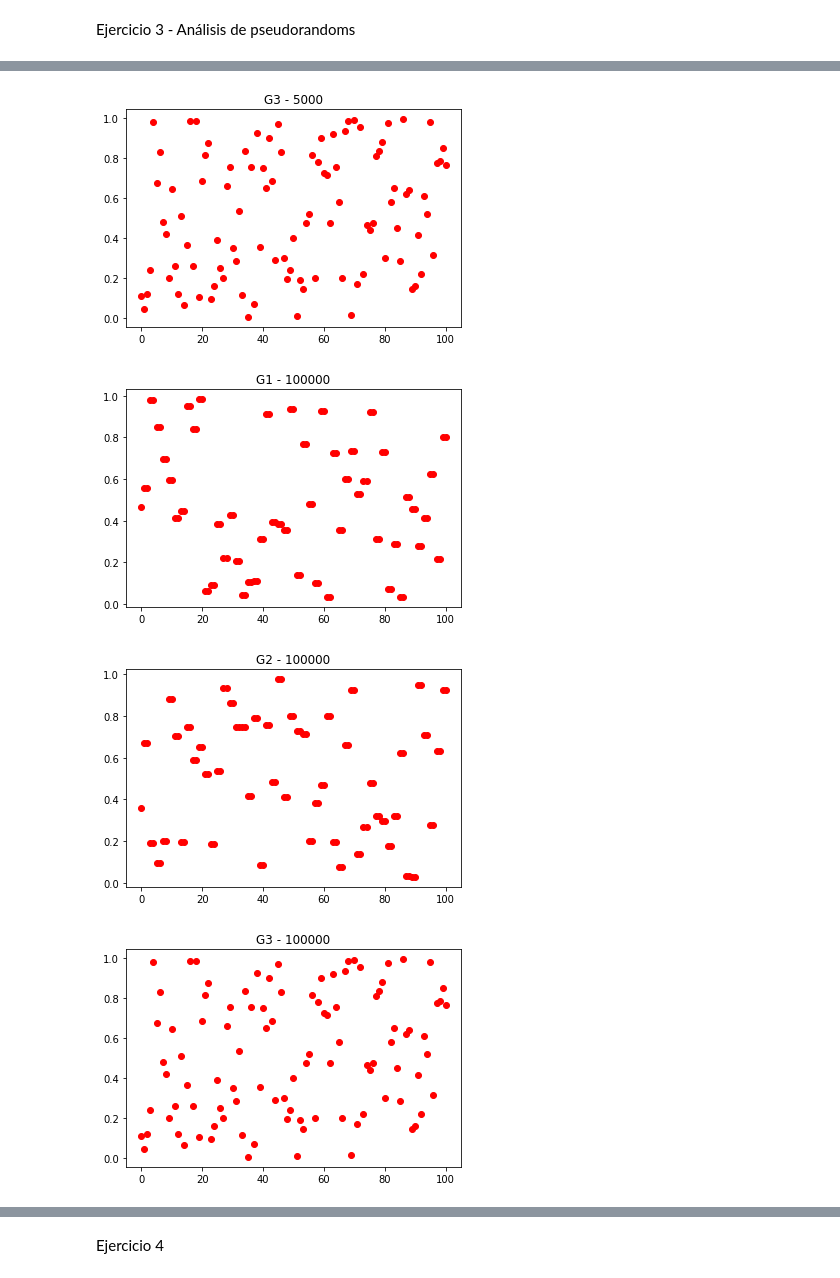
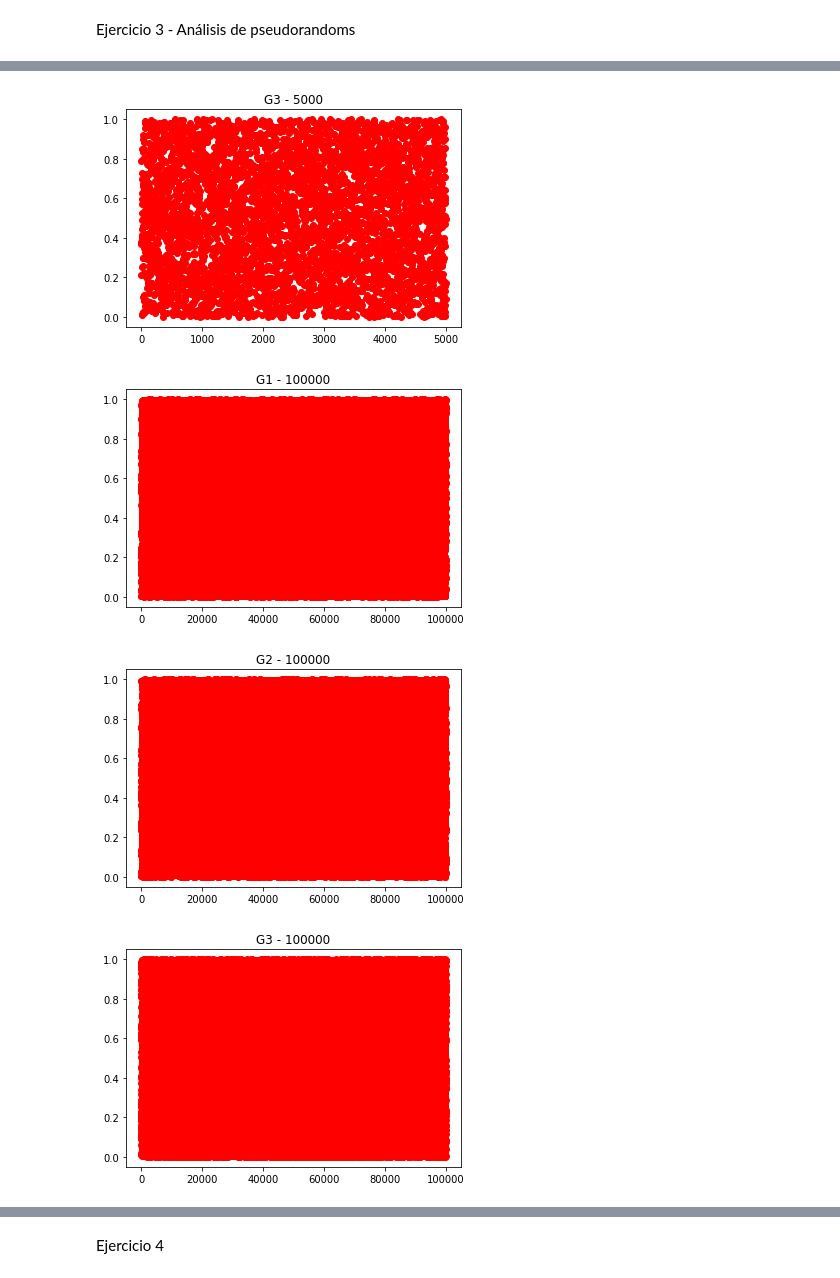
Before and after one commit to ivettemar16020/MiniProyecto1, a Jupyter notebook: Mini1.ipynb, the cells around one changed output, grey strips where cells are left out. Saved outputs shown, nothing was run; the diff lists cells and outputs as text; code cells hidden in the pictures.

```diff
--- a/Mini1.ipynb
+++ b/Mini1.ipynb
@@ -216,11 +224,11 @@ plot_gen(g1, "G1 - 100")
 plot_gen(g2, "G2 - 100")
 plot_gen(g3, "G3 - 100")
 
-plot_gen(g1, "G1 - 5000")
-plot_gen(g2, "G2 - 5000")
-plot_gen(g3, "G3 - 5000")
+plot_gen(g4, "G1 - 5000")
+plot_gen(g5, "G2 - 5000")
+plot_gen(g6, "G3 - 5000")
 
-plot_gen(g1, "G1 - 100000")
-plot_gen(g2, "G2 - 100000")
-plot_gen(g3, "G3 - 100000")
+plot_gen(g7, "G1 - 100000")
+plot_gen(g8, "G2 - 100000")
+plot_gen(g9, "G3 - 100000")
 # %% [output]
@@ -232,4 +240,4 @@ plot_gen(g3, "G3 - 100000")
-[figure, old version]
+[figure, new version]
-[figure, old version]
+[figure, new version]
-[figure, old version]
+[figure, new version]
-[figure, old version]
+[figure, new version]
```
Also changed, not shown: parts of 6 cells of this notebook.
